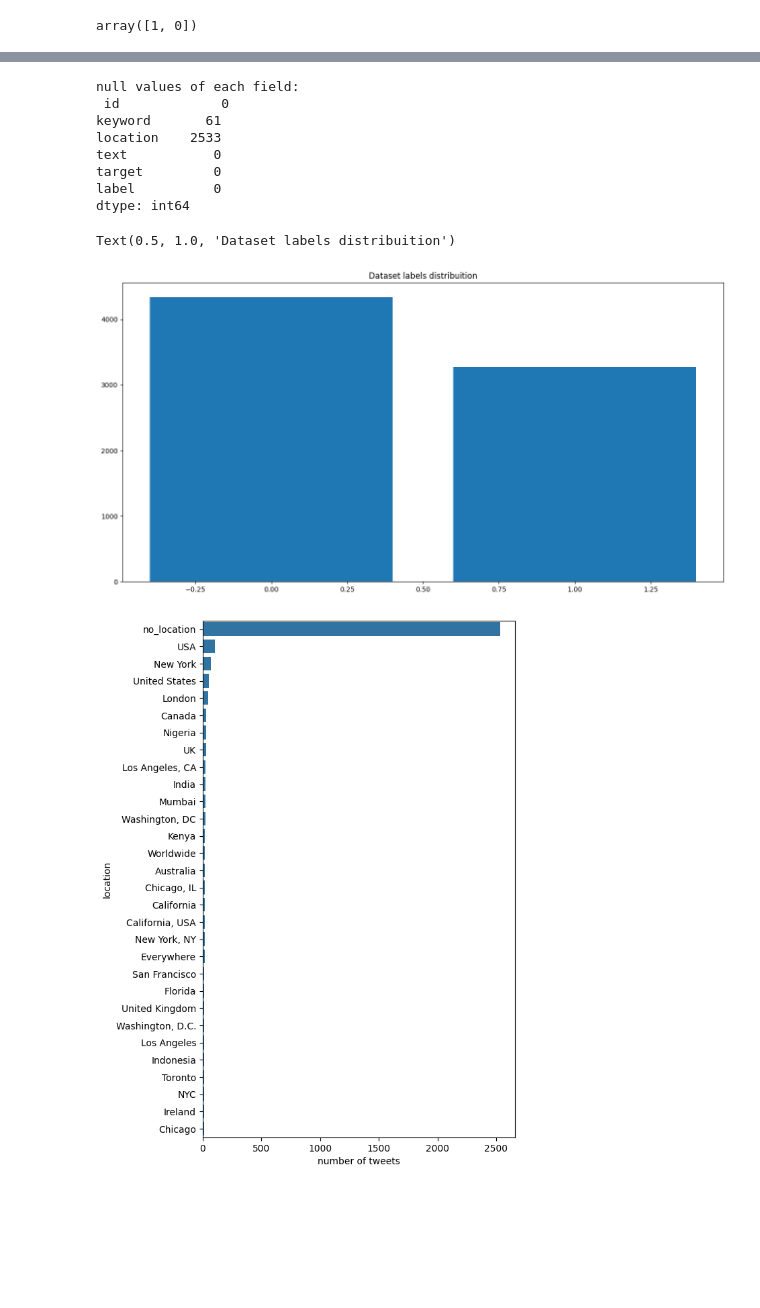
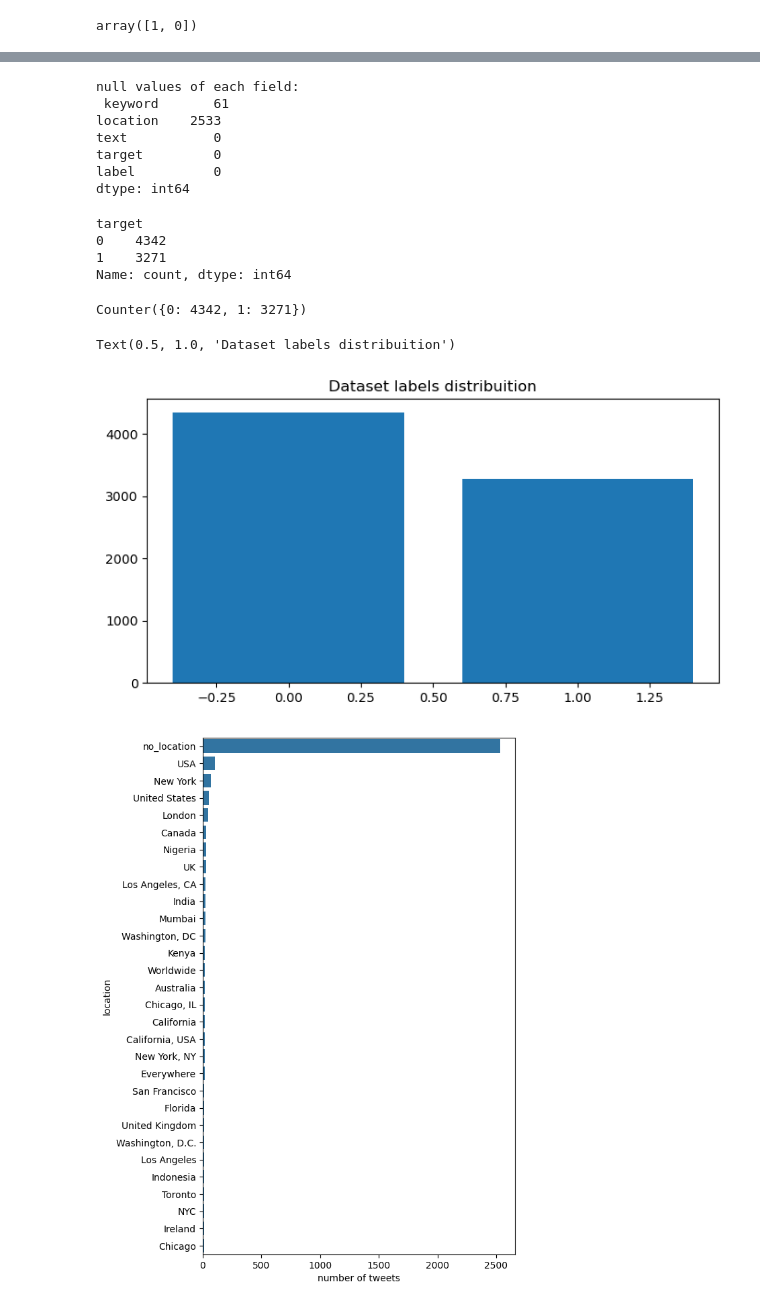
Before and after one commit to mklasby/ensf-444, a Jupyter notebook: lab-7/Lab_7_Working_with_Textual_Data.ipynb, the cells around one changed output, grey strips where cells are left out. Saved outputs shown, nothing was run; the diff lists cells and outputs as text; code cells hidden in the pictures; blank space fills up the shorter version.

```diff
--- a/lab-7/Lab_7_Working_with_Textual_Data.ipynb
+++ b/lab-7/Lab_7_Working_with_Textual_Data.ipynb
@@ -121,4 +122,4 @@ keyword - a particular keyword from the tweet (may be blank)
 target - in train.csv only, this denotes whether a tweet is about a real disaster (1) or not (0)
 # %%
 # read the dataset
-df = pd.read_csv("data.csv")
+df = pd.read_csv("data.csv", index_col="id")
@@ -154,8 +181,7 @@ df.loc[:, 'label'] = df.target.apply(lambda x: decode_sentiment(x))
 print('null values of each field:\n', df.isnull().sum())
 # %% [output]
 null values of each field:
- id             0
-keyword       61
+ keyword       61
 location    2533
 text           0
 target         0
@@ -165,16 +191,27 @@ dtype: int64
 # fill keyword and location with 'no_key' and 'no_location'
 df.keyword.fillna('no_keyword', inplace = True)
 df.location.fillna('no_location', inplace = True)
+# %%
+df.target.value_counts()
+# %% [output]
+target
+0    4342
+1    3271
+Name: count, dtype: int64
+# %%
+target_cnt
+# %% [output]
+Counter({0: 4342, 1: 3271})
 # %%
 # visualize the number of negative and positive examples
 target_cnt = Counter(df.target)
 
-plt.figure(figsize=(16,8))
+plt.figure(figsize=(8,4))
 plt.bar(target_cnt.keys(), target_cnt.values())
 plt.title("Dataset labels distribuition")
 # %% [output]
 Text(0.5, 1.0, 'Dataset labels distribuition')
-[figure, old version]
+[figure, new version]
 # %%
 # what are the top 30 locations in the dataset
 
```
Also changed, not shown: parts of 18 cells of this notebook, 2 other files.
